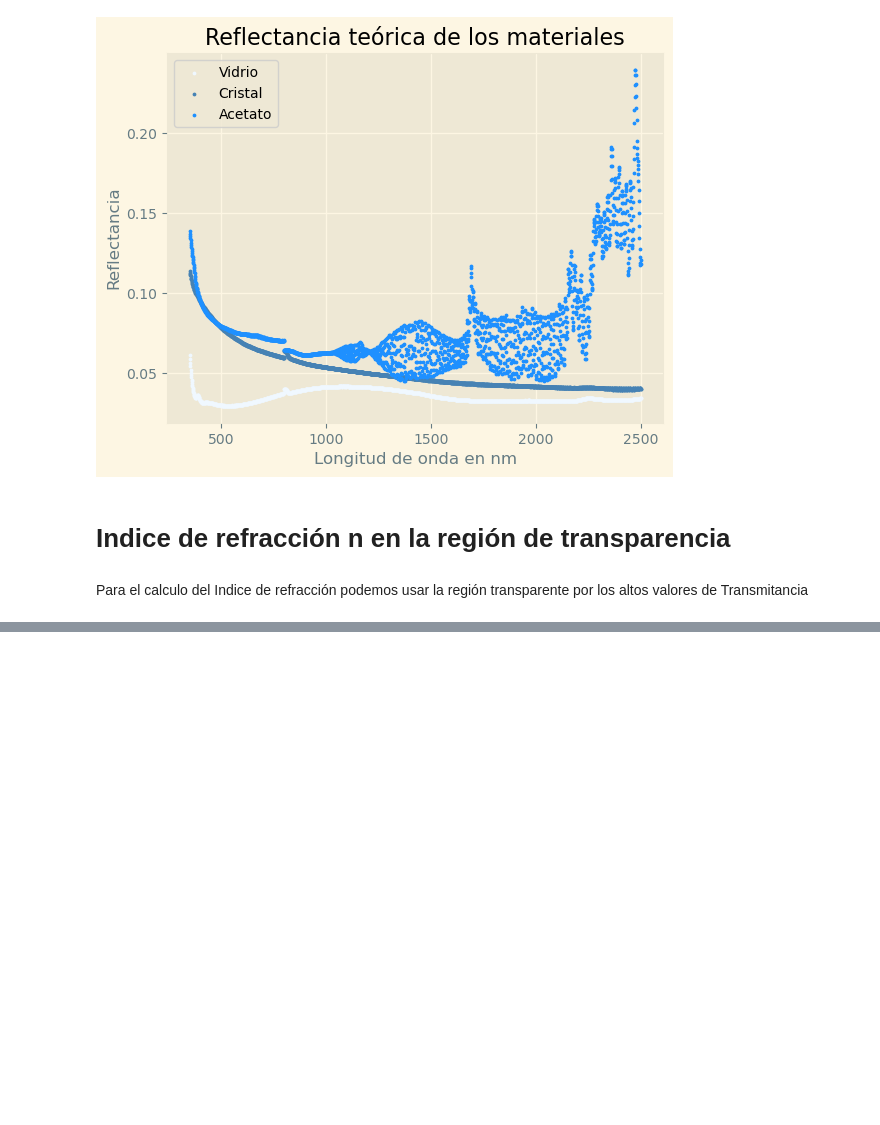
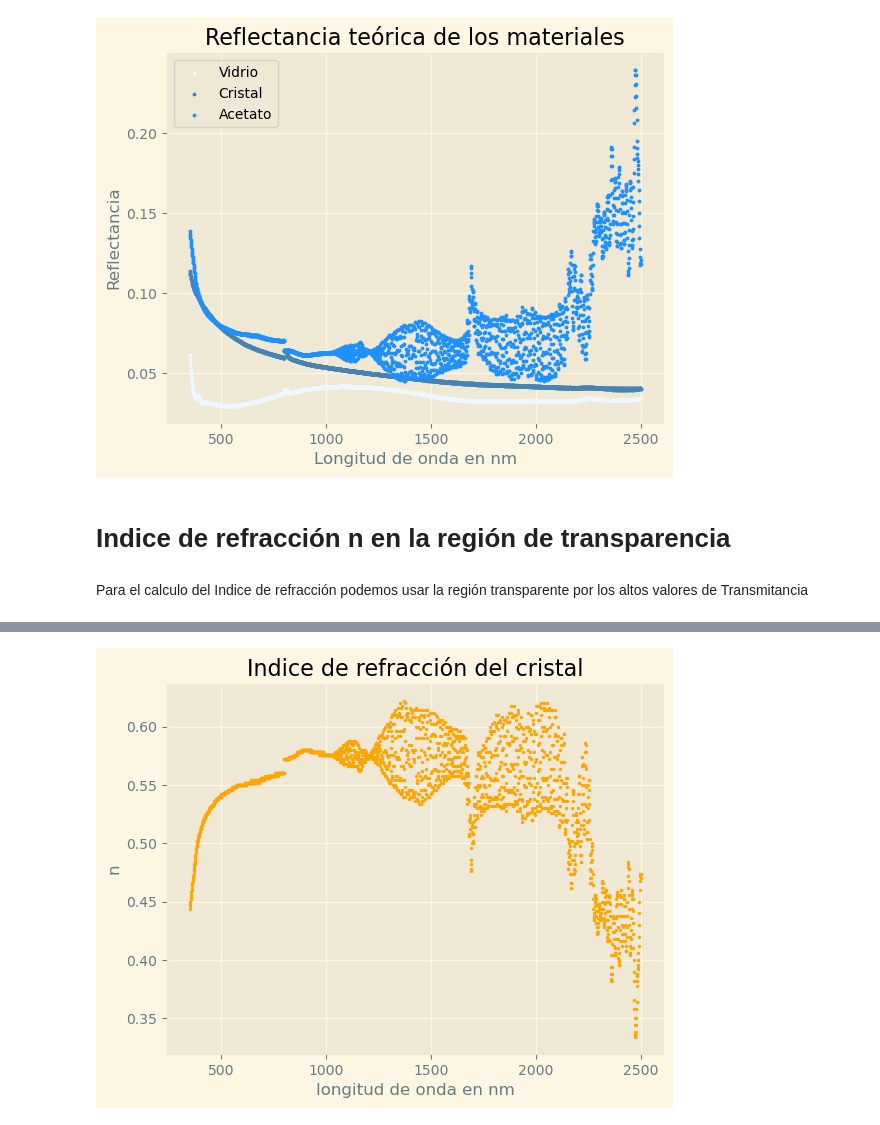
Before and after one commit to AlejoProjects/tecnicas, a Jupyter notebook: BandGapInitial.ipynb, the cells around one changed output, grey strips where cells are left out. Cells and saved outputs as stored; diff of their text form; code cells hidden in the pictures; blank space fills up the shorter version.

```diff
--- a/BandGapInitial.ipynb
+++ b/BandGapInitial.ipynb
@@ -343,0 +381,5 @@ n_cristal = vidrio.indice_de_refrac(r_teorica_vidrio,k_cristal,1,2)
+# %%
+n_cristal = cristal.indice_de_refrac(r_teorica_cristal,k_cristal,0.9,2.0)
+plot_n(n_acetato,"orange","cristal")
+# %% [output]
+[figure, added]
```
Also changed, not shown: parts of 10 cells of this notebook.
